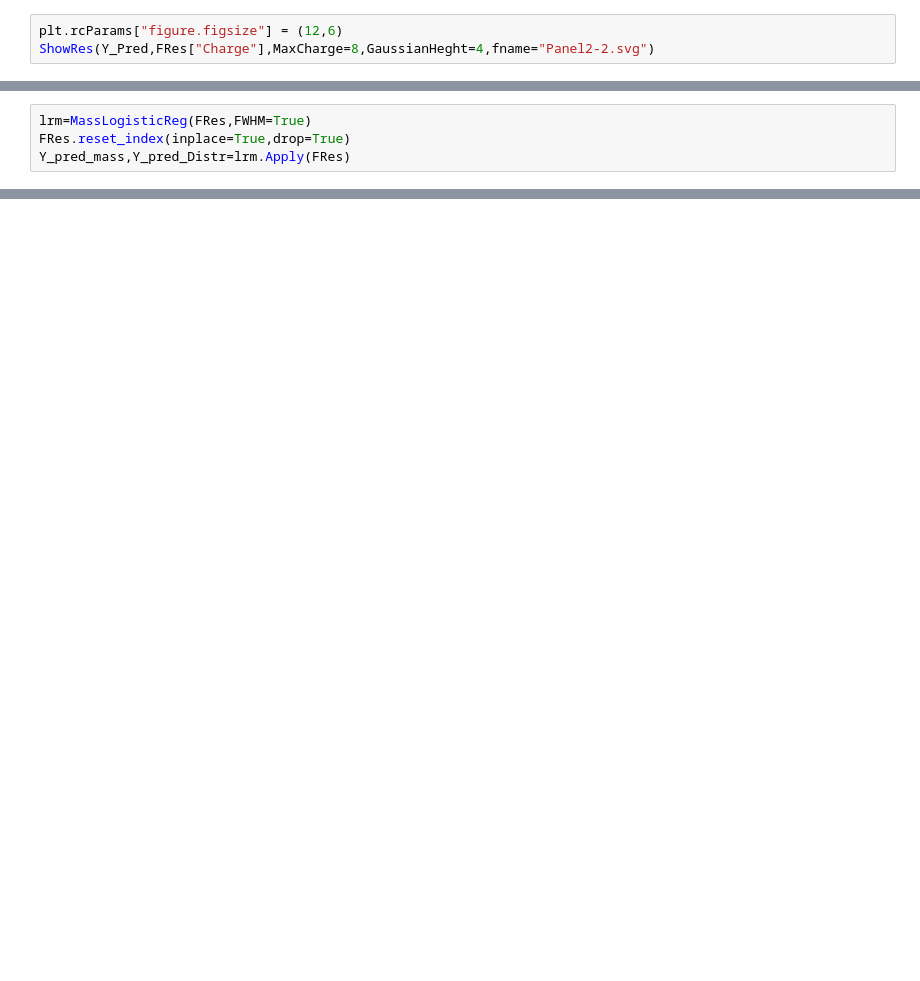
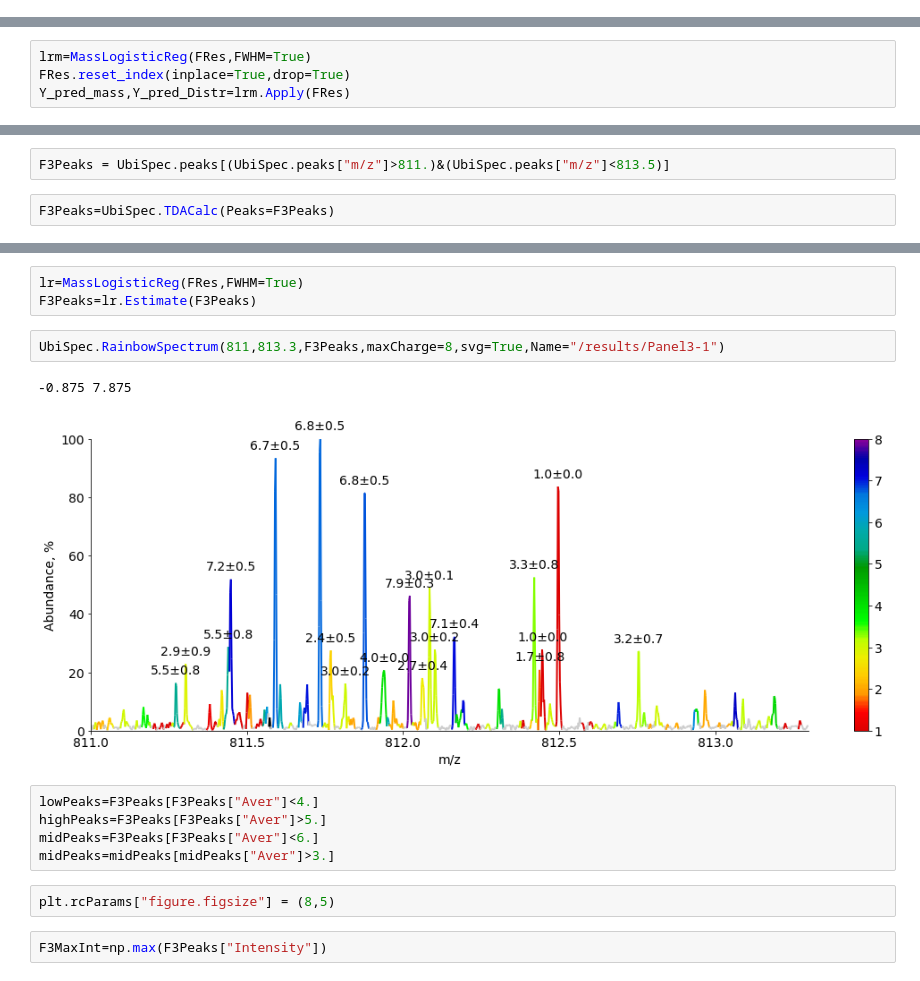
Before and after one commit to Yaroslav-Lyutvinskiy/CHARDA, a Jupyter notebook: code/Charda.ipynb, the cells around one changed output, grey strips where cells are left out. Saved outputs shown, nothing was run; the diff lists cells and outputs as text; blank space fills up the shorter version.

```diff
--- a/code/Charda.ipynb
+++ b/code/Charda.ipynb
@@ -1012,3 +826,0 @@ Y_Pred=regr.Apply(FRes)
-# %%
-plt.rcParams["figure.figsize"] = (12,6)
-ShowRes(Y_Pred,FRes["Charge"],MaxCharge=8,GaussianHeght=4,fname="Panel2-2.svg")
@@ -1058,0 +864,4 @@ ShowRes(Y_pred_mass,FRes["Charge"],MaxCharge=8,GaussianHeght=7,fname="PanelS1-2.
+# %%
+F3Peaks = UbiSpec.peaks[(UbiSpec.peaks["m/z"]>811.)&(UbiSpec.peaks["m/z"]<813.5)]
+# %%
+F3Peaks=UbiSpec.TDACalc(Peaks=F3Peaks)
@@ -1058,0 +882,17 @@ ShowRes(Y_pred_mass,FRes["Charge"],MaxCharge=8,GaussianHeght=7,fname="PanelS1-2.
+# %%
+lr=MassLogisticReg(FRes,FWHM=True)
+F3Peaks=lr.Estimate(F3Peaks)
+# %%
+UbiSpec.RainbowSpectrum(811,813.3,F3Peaks,maxCharge=8,svg=True,Name="/results/Panel3-1")
+# %% [output]
+-0.875 7.875
+[figure, added]
+# %%
+lowPeaks=F3Peaks[F3Peaks["Aver"]<4.]
+highPeaks=F3Peaks[F3Peaks["Aver"]>5.]
+midPeaks=F3Peaks[F3Peaks["Aver"]<6.]
+midPeaks=midPeaks[midPeaks["Aver"]>3.]
+# %%
+plt.rcParams["figure.figsize"] = (8,5)
+# %%
+F3MaxInt=np.max(F3Peaks["Intensity"])
```
Also changed, not shown: parts of 67 cells of this notebook, 15 other files.
